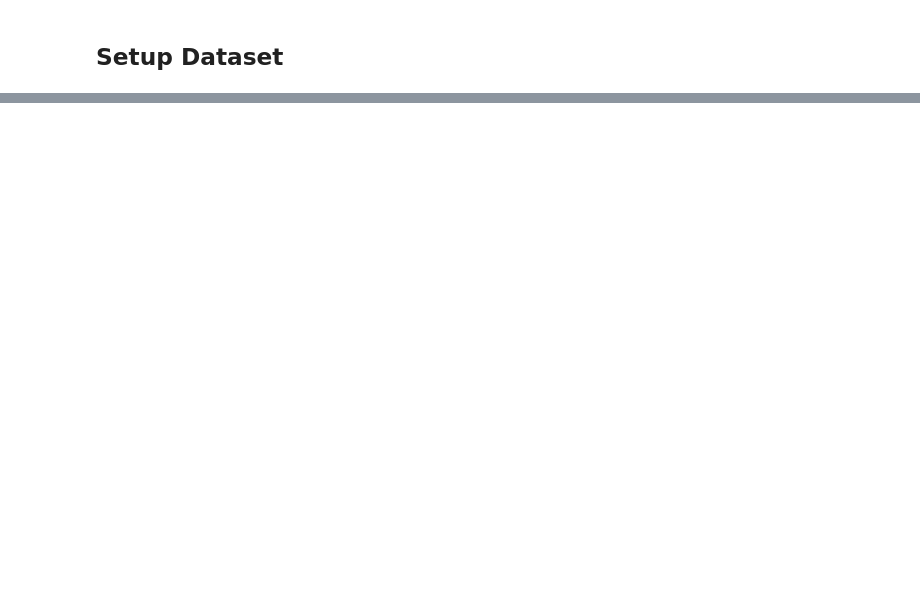
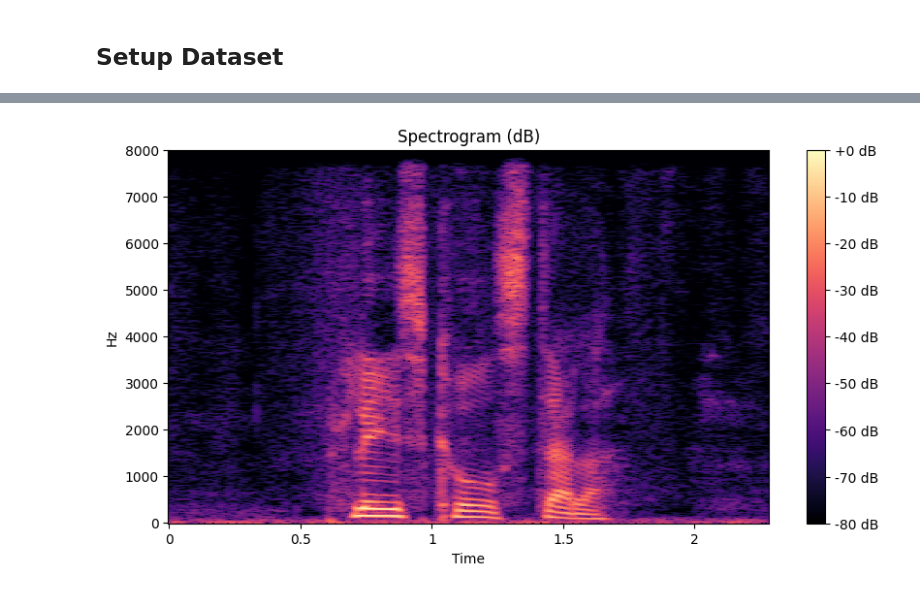
Before and after one commit to a-baur/linaxSE, a Jupyter notebook: docs/examples/02_speech_enhancement.ipynb, the cells around one changed output, grey strips where cells are left out. Cells and saved outputs as stored; diff of their text form; code cells hidden in the pictures; blank space fills up the shorter version.

```diff
--- a/docs/examples/02_speech_enhancement.ipynb
+++ b/docs/examples/02_speech_enhancement.ipynb
@@ -3,7 +50,7 @@
 # %%
-from datasets import load_dataset
-
 ds = load_dataset("JacobLinCool/VoiceBank-DEMAND-16k")
 train_dataset, test_dataset = ds["train"], ds["test"]
-train_dataset[0]
+
+first_sample = next(iter(train_dataset))
+print_structure(first_sample)
 # %% [output]
@@ -20,0 +66,5 @@ RuntimeError: Could not load libtorchcodec. Likely causes:
+# %%
+plot_spectrogram(first_sample["clean"]["array"], sr=16000)
+Audio(first_sample["clean"]["array"], rate=16000, autoplay=True)
+# %% [output]
+[figure, added]
```
Also changed, not shown: parts of 21 cells of this notebook, 4 other files.
